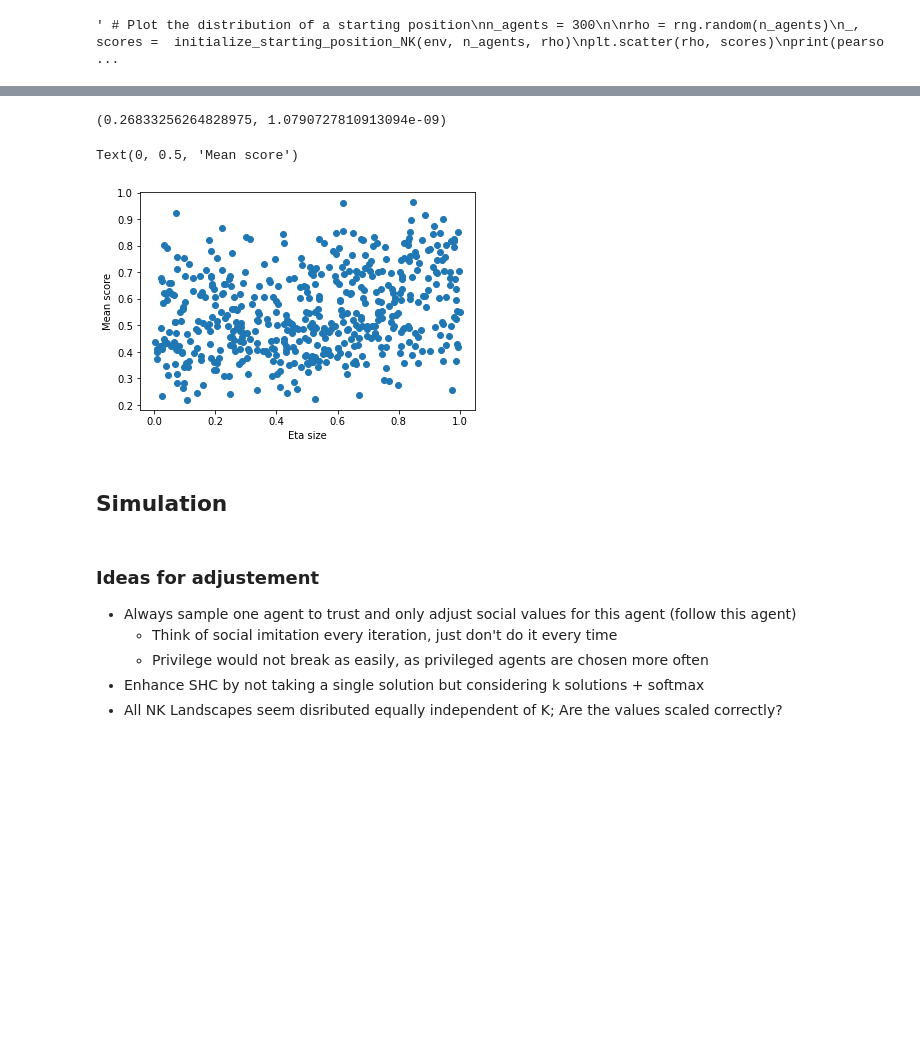
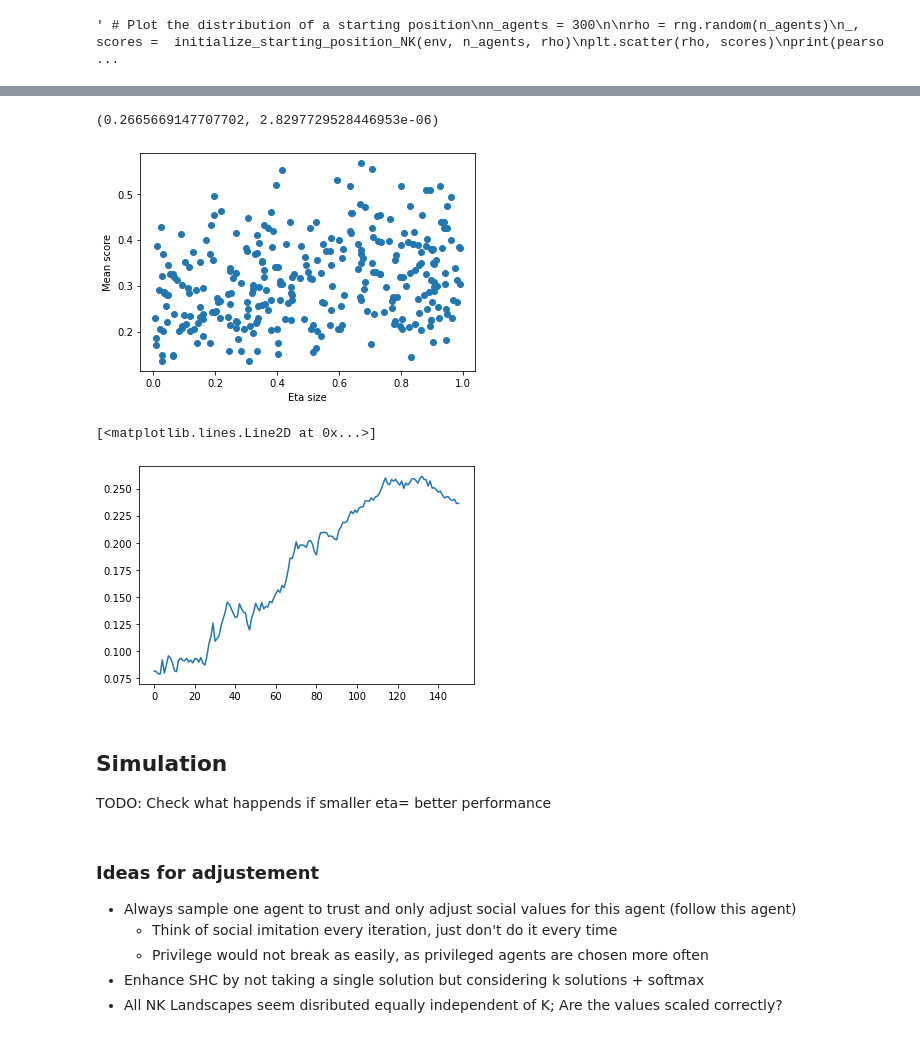
Before and after one commit to sheuschk/DiversitySimulation, a Jupyter notebook: CCN_style_simulation.ipynb, the cells around one changed output, grey strips where cells are left out. Cells and saved outputs as stored; diff of their text form; code cells hidden in the pictures; blank space fills up the shorter version.

```diff
--- a/CCN_style_simulation.ipynb
+++ b/CCN_style_simulation.ipynb
@@ -365,14 +401,18 @@ Mean score of last states 0.62828
 # %%
 print(pearsonr(eta_corr[:,0], eta_corr[:,1]))
 plt.scatter(eta_corr[:,1], eta_corr[:,0])
 plt.xlabel("Eta size")
 plt.ylabel("Mean score")
+plt.show()
+plt.plot(all_scores_std.std(axis=1))
 # %% [output]
-(0.26833256264828975, 1.0790727810913094e-09)
+(0.2665669147707702, 2.8297729528446953e-06)
+[figure, new version]
-Text(0, 0.5, 'Mean score')
+[<matplotlib.lines.Line2D at 0x...>]
-[figure, old version]
+[figure, added]
 # %% [markdown]
 ## Simulation
+TODO: Check what happends if smaller eta= better performance
 # %% [markdown]
 ### Ideas for adjustement
 * Always sample one agent to trust and only adjust social values for this agent (follow this agent)
```
Also changed, not shown: parts of 24 cells of this notebook, 1 other file.
